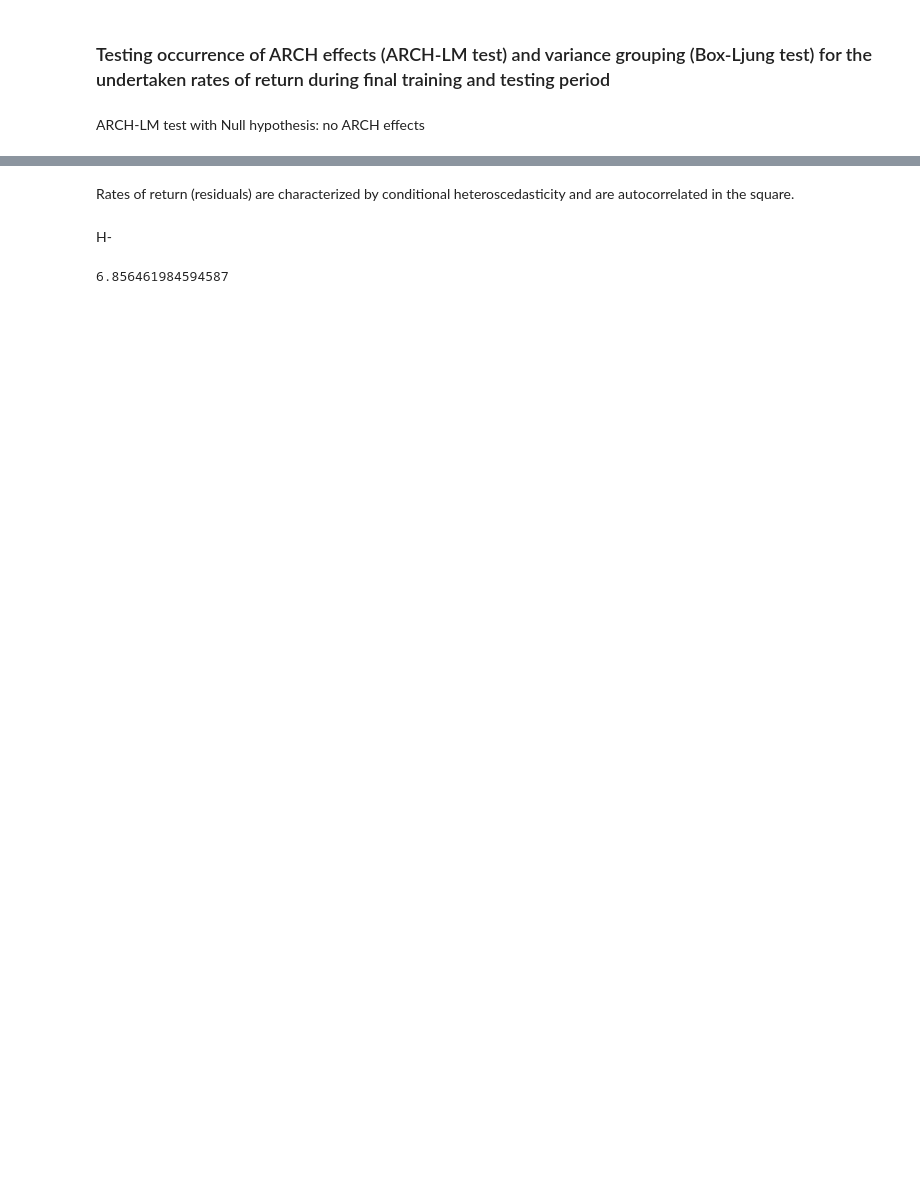
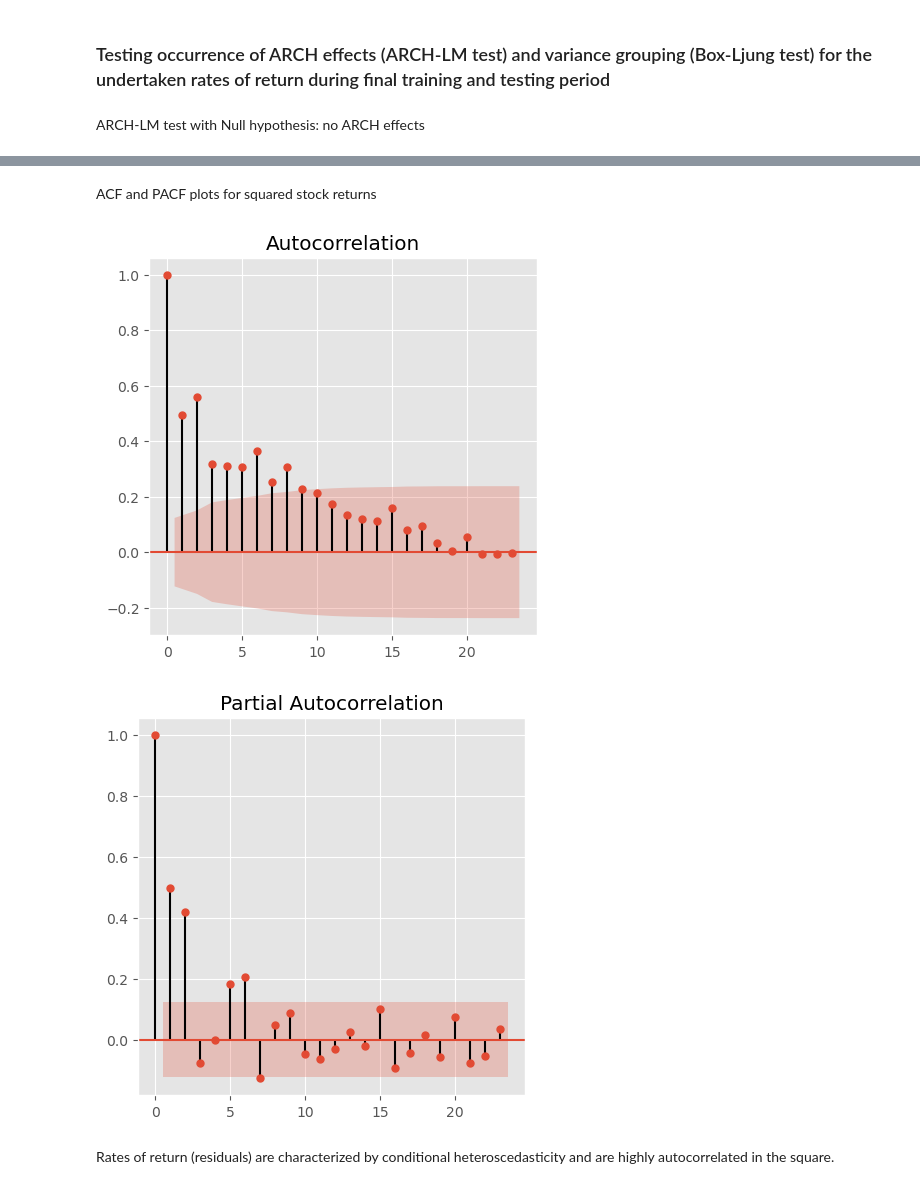
Before and after one commit to michaelwozniak/ML2_project, a Jupyter notebook: experiments/1_exploratory_data_analysis.ipynb, the cells around one changed output, grey strips where cells are left out. Drawn from its saved outputs; the diff is of its cells as text; code cells hidden in the pictures; blank space fills up the shorter version.

```diff
--- a/experiments/1_exploratory_data_analysis.ipynb
+++ b/experiments/1_exploratory_data_analysis.ipynb
@@ -238,8 +252,16 @@ p-value for Lagrange multiplier test (lags 7) 1.5523388777104741e-89
+# %% [markdown]
+ACF and PACF plots for squared stock returns
+# %%
+plt.rcParams["figure.figsize"] = (5, 5)
+mpl.rcParams['figure.dpi'] = 100
+
+sm.graphics.tsa.plot_acf(np.power(residuals,2), lags=23)
+plt.show()
+
+sm.graphics.tsa.plot_pacf(np.power(residuals,2), lags=23)
+plt.show()
+# %% [output]
+[figure, added]
+[figure, added]
 # %% [markdown]
-Rates of return (residuals) are characterized by conditional heteroscedasticity and are autocorrelated in the square.
+Rates of return (residuals) are characterized by conditional heteroscedasticity and are highly autocorrelated in the square.
-# %% [markdown]
-H-
-# %%
-np.log(950)
-# %% [output]
-6.856461984594587
```
Also changed, not shown: parts of 7 cells of this notebook.
